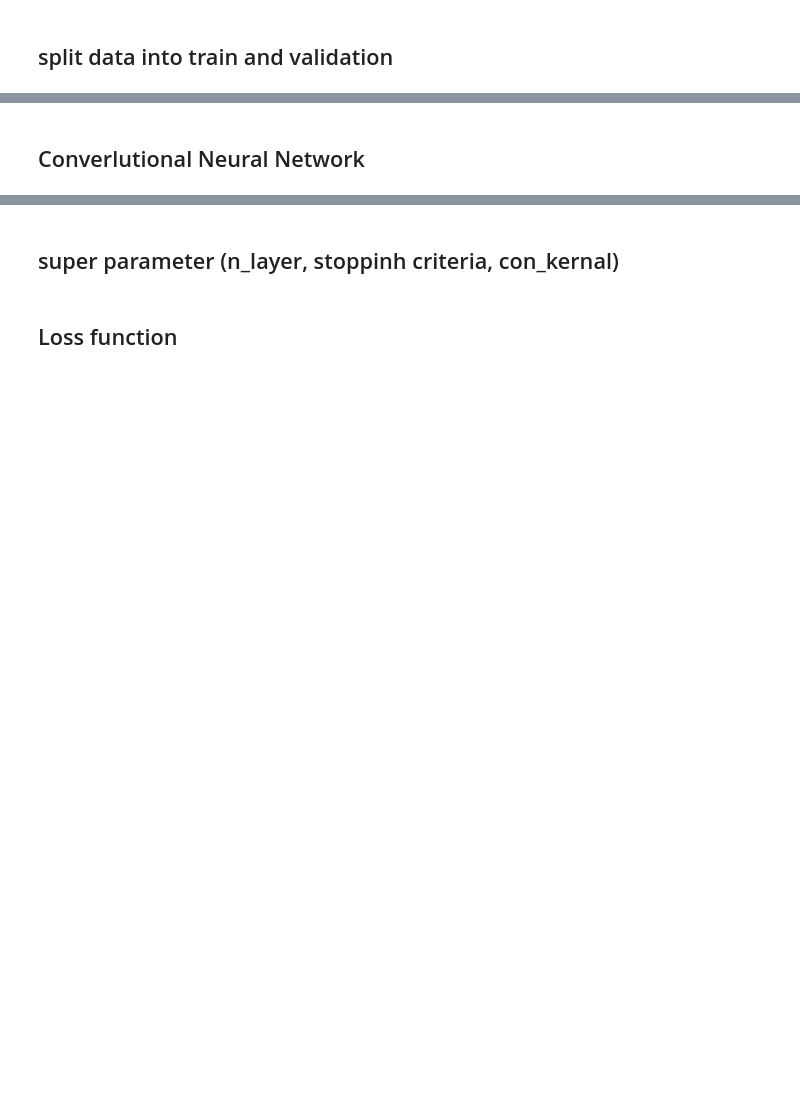
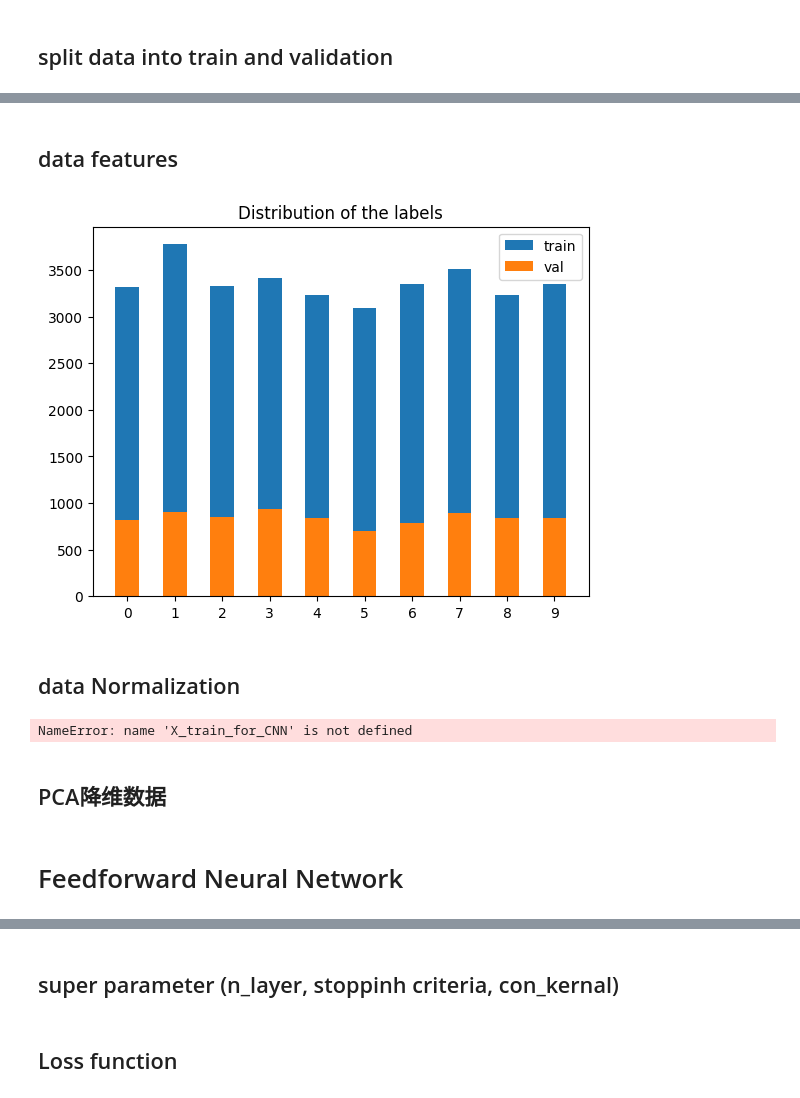
Before and after one commit to Gabenoob/SecML, a Jupyter notebook: 期末/mnist.ipynb, the cells around one changed output, grey strips where cells are left out. Cells and saved outputs as stored; diff of their text form; code cells hidden in the pictures; blank space fills up the shorter version.

```diff
--- a/期末/mnist.ipynb
+++ b/期末/mnist.ipynb
@@ -9,2 +14,13 @@ import matplotlib.pyplot as plt
 # %% [markdown]
 ## split data into train and validation
+# %%
+# Load the data
+data = pd.read_csv('train-minst.csv')
+# data = pd.read_csv('test-minst.csv') # only for architecture building
+label = data['label'].values
+data = data.values[:, 1:]
+
+from sklearn.model_selection import train_test_split
+X_train, X_val, y_train, y_val = train_test_split(data, label, test_size=0.2, random_state=42)
+
+data_for_CNN = data.reshape(data.shape[0], 28, 28)
@@ -11,2 +43,28 @@ import matplotlib.pyplot as plt
+# %% [markdown]
+## data features
+# %%
+# distribution of the labels
+# show the xlabel 1 to 0
+plt.xticks(range(11))
+plt.hist(y_train, label='train', rwidth=0.5, align='left',bins=range(11))
+plt.hist(y_val, label='val', rwidth=0.5, align='left',bins=range(11))
+plt.title('Distribution of the labels')
+plt.legend()
+plt.show()
+# %% [output]
+[figure, added]
+# %% [markdown]
+## data Normalization
+# %%
+# 归一化
+X_train = X_train/255.0
+X_val = X_val/255.0
+
+# CNN归一化
+# data_for_CNN = data_for_CNN/255.0
+# %% [output]
+NameError: name 'X_train_for_CNN' is not defined
+# %% [markdown]
+## PCA降维数据
 # %% [markdown]
-## Converlutional Neural Network
+# Feedforward Neural Network
```
Also changed, not shown: parts of 25 cells of this notebook, 4 other files.
